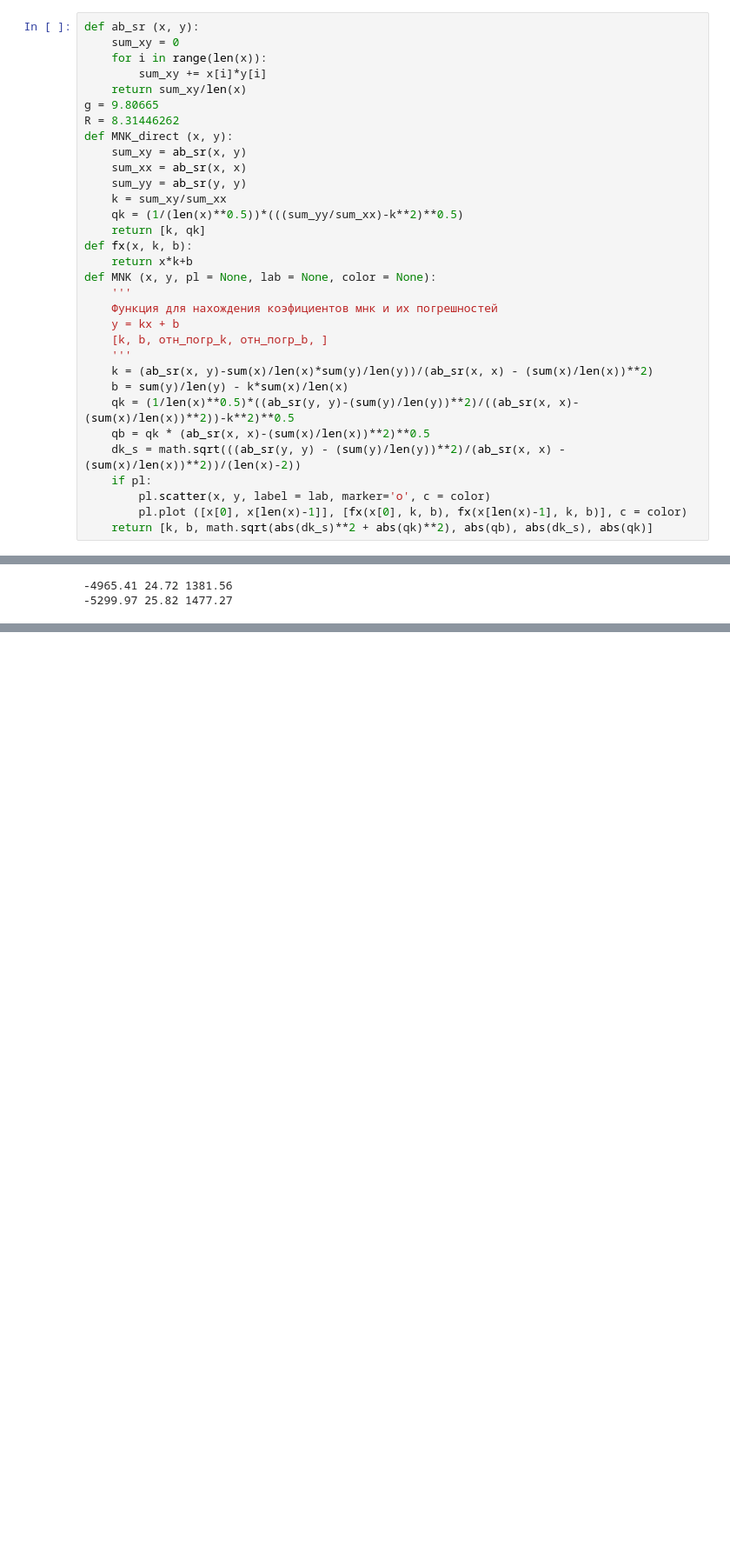
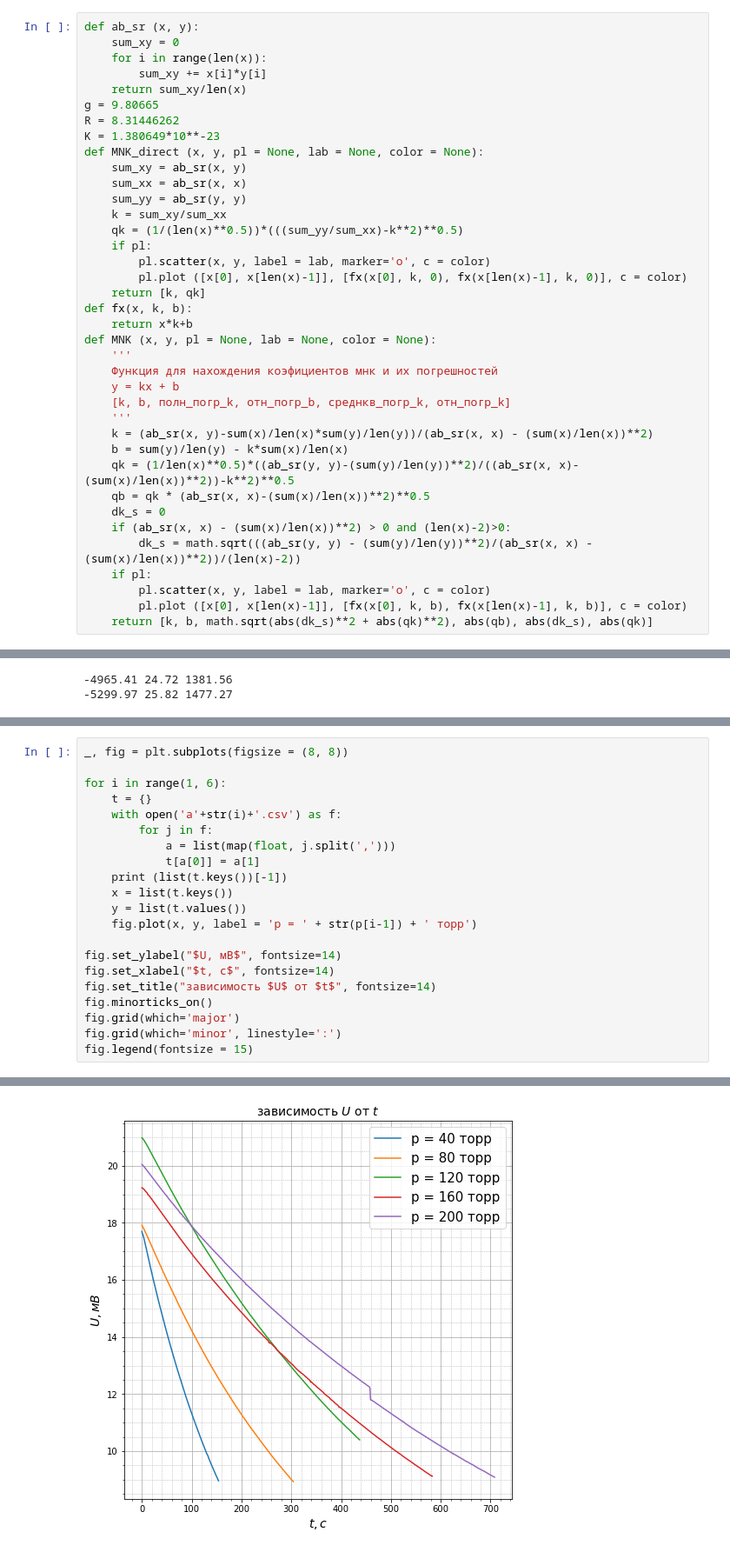
Before and after one commit to Viterfull/oip, a Jupyter notebook: f.ipynb, the cells around one changed output, grey strips where cells are left out. Shown at 87% size. Cells and saved outputs as stored; diff of their text form; blank space fills up the shorter version.

```diff
--- a/f.ipynb
+++ b/f.ipynb
@@ -12,12 +12,16 @@ def ab_sr (x, y):
     return sum_xy/len(x)
 g = 9.80665
 R = 8.31446262
-def MNK_direct (x, y):
+K = 1.380649*10**-23
+def MNK_direct (x, y, pl = None, lab = None, color = None):
     sum_xy = ab_sr(x, y)
     sum_xx = ab_sr(x, x)
     sum_yy = ab_sr(y, y)
     k = sum_xy/sum_xx
     qk = (1/(len(x)**0.5))*(((sum_yy/sum_xx)-k**2)**0.5)
+    if pl:
+        pl.scatter(x, y, label = lab, marker='o', c = color)
+        pl.plot ([x[0], x[len(x)-1]], [fx(x[0], k, 0), fx(x[len(x)-1], k, 0)], c = color)
     return [k, qk]
 def fx(x, k, b):
     return x*k+b
@@ -25,13 +29,15 @@ def MNK (x, y, pl = None, lab = None, color = None):
     '''
     Функция для нахождения коэфициентов мнк и их погрешностей
     y = kx + b
-    [k, b, отн_погр_k, отн_погр_b, ]
+    [k, b, полн_погр_k, отн_погр_b, среднкв_погр_k, отн_погр_k]
     '''
     k = (ab_sr(x, y)-sum(x)/len(x)*sum(y)/len(y))/(ab_sr(x, x) - (sum(x)/len(x))**2)
     b = sum(y)/len(y) - k*sum(x)/len(x)
     qk = (1/len(x)**0.5)*((ab_sr(y, y)-(sum(y)/len(y))**2)/((ab_sr(x, x)-(sum(x)/len(x))**2))-k**2)**0.5
     qb = qk * (ab_sr(x, x)-(sum(x)/len(x))**2)**0.5
-    dk_s = math.sqrt(((ab_sr(y, y) - (sum(y)/len(y))**2)/(ab_sr(x, x) - (sum(x)/len(x))**2))/(len(x)-2))
+    dk_s = 0
+    if (ab_sr(x, x) - (sum(x)/len(x))**2) > 0 and (len(x)-2)>0:
+        dk_s = math.sqrt(((ab_sr(y, y) - (sum(y)/len(y))**2)/(ab_sr(x, x) - (sum(x)/len(x))**2))/(len(x)-2))
     if pl:
         pl.scatter(x, y, label = lab, marker='o', c = color)
         pl.plot ([x[0], x[len(x)-1]], [fx(x[0], k, b), fx(x[len(x)-1], k, b)], c = color)
@@ -324,0 +547,22 @@ plt.scatter(x, p[1])
+# %%
+_, fig = plt.subplots(figsize = (8, 8))
+
+for i in range(1, 6):
+    t = {}
+    with open('a'+str(i)+'.csv') as f:
+        for j in f:
+            a = list(map(float, j.split(',')))
+            t[a[0]] = a[1]
+    print (list(t.keys())[-1])
+    x = list(t.keys())
+    y = list(t.values())
+    fig.plot(x, y, label = 'p = ' + str(p[i-1]) + ' торр')
+
+fig.set_ylabel("$U, мВ$", fontsize=14)
+fig.set_xlabel("$t, с$", fontsize=14)
+fig.set_title("зависимость $U$ от $t$", fontsize=14)
+fig.minorticks_on()
+fig.grid(which='major')
+fig.grid(which='minor', linestyle=':')
+fig.legend(fontsize = 15)
+# %% [output]
@@ -324,0 +575 @@ plt.scatter(x, p[1])
+[figure, added]
```
Also changed, not shown: parts of 26 cells of this notebook.
